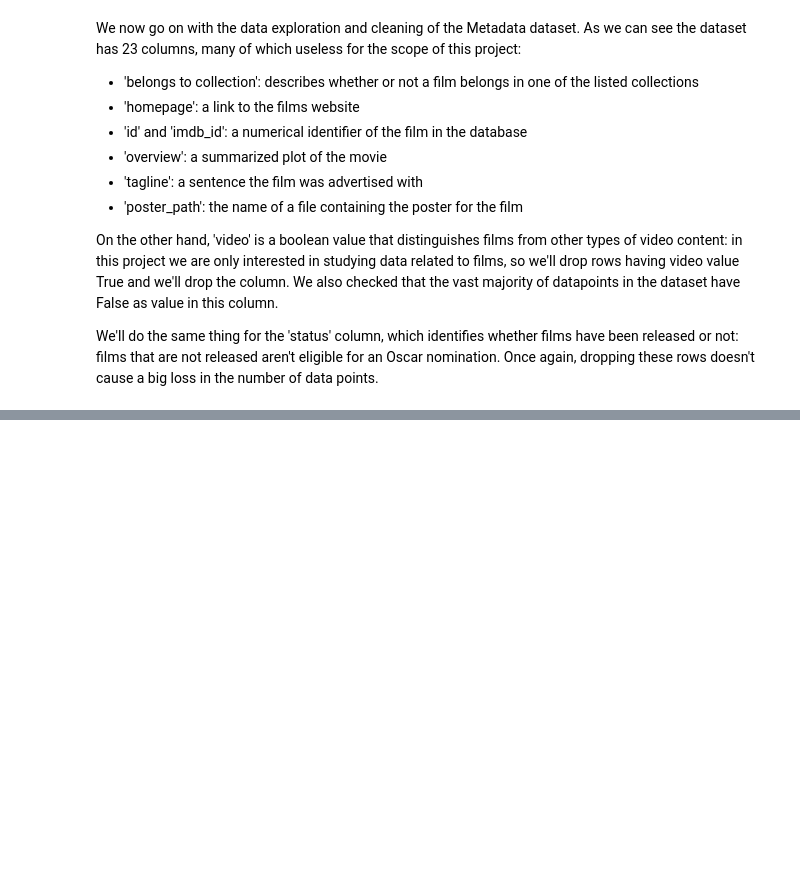
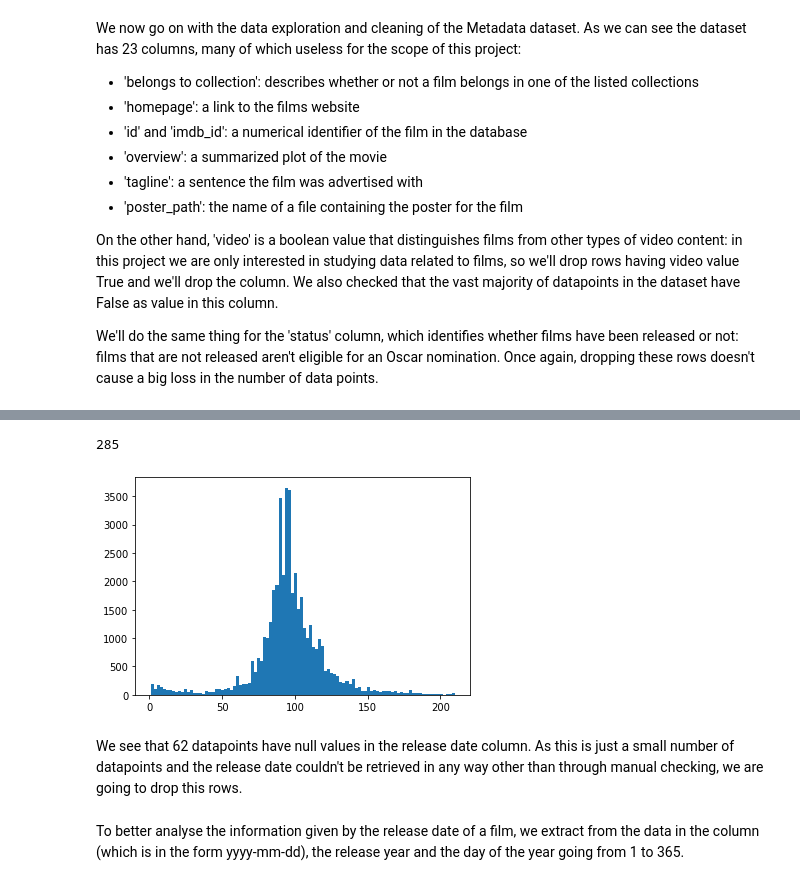
Before and after one commit to matteodales/programming_project, a Jupyter notebook: data_exploration_and_cleaning.ipynb, the cells around one changed output, grey strips where cells are left out. Saved outputs shown, nothing was run; the diff lists cells and outputs as text; code cells hidden in the pictures; blank space fills up the shorter version.

```diff
--- a/data_exploration_and_cleaning.ipynb
+++ b/data_exploration_and_cleaning.ipynb
@@ -161,0 +203,13 @@ metadata_df = metadata_df.drop(['video','status'], axis=1)
+# %%
+print(len(metadata_df[metadata_df.runtime>210].runtime))
+metadata_df = metadata_df[metadata_df.runtime<=210]
+runtime_mean = metadata_df[metadata_df.runtime>0].runtime.mean()
+metadata_df.runtime = metadata_df.runtime.fillna(runtime_mean)
+metadata_df.runtime = metadata_df.runtime.replace(0,runtime_mean)
+plt.hist(metadata_df.runtime,100)
+plt.show()
+# %% [output]
+285
+[figure, added]
+# %% [markdown]
+We see that 62 datapoints have null values in the release date column. As this is just a small number of datapoints and the release date couldn't be retrieved in any way other than through manual checking, we are going to drop this rows.
@@ -161,0 +219,2 @@ metadata_df = metadata_df.drop(['video','status'], axis=1)
+# %% [markdown]
+To better analyse the information given by the release date of a film, we extract from the data in the column (which is in the form yyyy-mm-dd), the release year and the day of the year going from 1 to 365.
```
Also changed, not shown: parts of 9 cells of this notebook.
